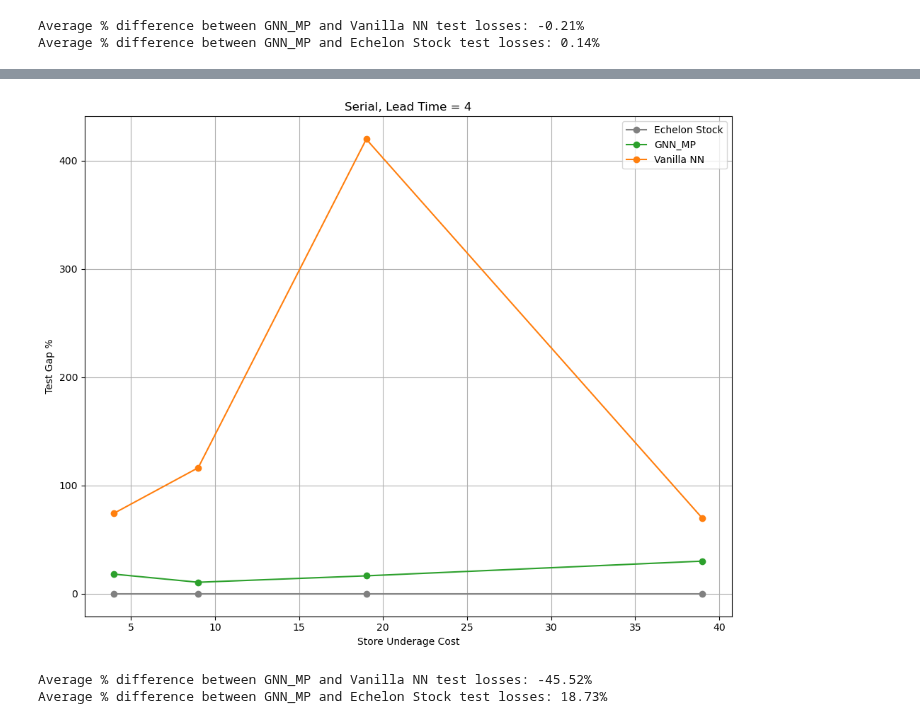
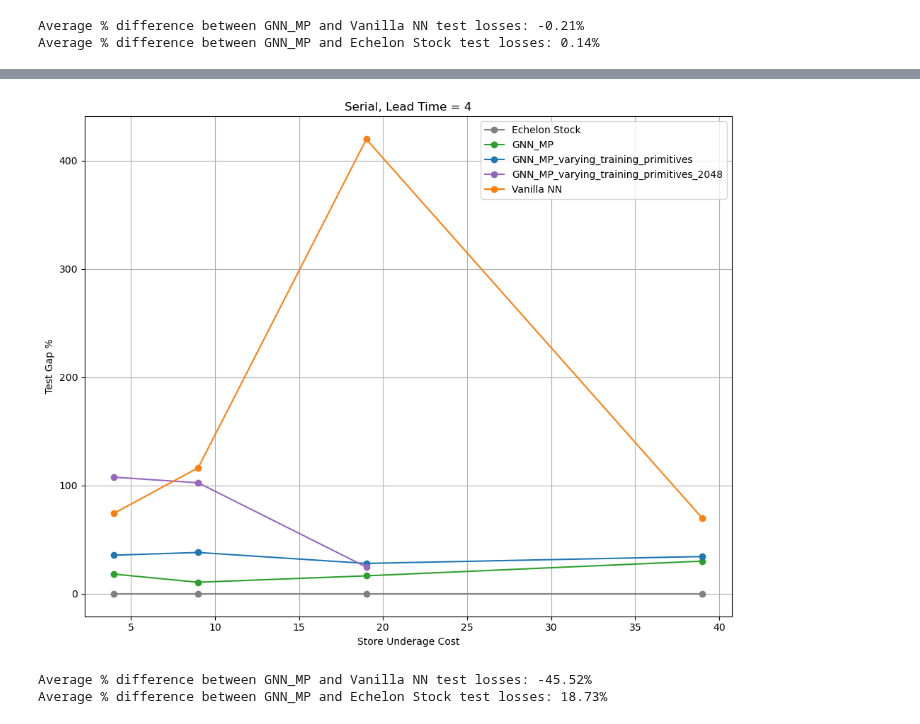
Before and after one commit to minuk302/Neural_inventory_control, a Jupyter notebook: analysis/ray_generic_architecture_serial.ipynb, the cells around one changed output, grey strips where cells are left out. Saved outputs shown, nothing was run; the diff lists cells and outputs as text; code cells hidden in the pictures.

```diff
--- a/analysis/ray_generic_architecture_serial.ipynb
+++ b/analysis/ray_generic_architecture_serial.ipynb
@@ -365,12 +365,16 @@ dfs = [pd.DataFrame(echelon_data)]
 # Define color scheme for architecture types
 color_scheme = {
     "GNN_MP": "#2ca02c", # Green
+    "GNN_MP_varying_training_primitives": "#1f77b4", # Blue
+    "GNN_MP_varying_training_primitives_2048": "#9467bd", # Purple
     "Vanilla NN": "#ff7f0e",  # Orange
     "Echelon Stock": "#808080"  # Gray
 }
 
 linestyle_scheme = {
     "GNN_MP": "-", # Solid
+    "GNN_MP_varying_training_primitives": "-", # Solid
+    "GNN_MP_varying_training_primitives_2048": "-", # Solid
     "Vanilla NN": "-",  # Solid
     "Echelon Stock": "-"  # Solid
 }
@@ -380,6 +384,8 @@ testset_name = "generic_architecture_serial"
 # Define paths for each architecture
 architectures = {
     "GNN_MP": f'/user/ml4723/Prj/NIC/ray_results/{testset_name}/GNN_MP',
+    "GNN_MP_varying_training_primitives": f'/user/ml4723/Prj/NIC/ray_results/{testset_name}/GNN_MP_varying_training_primitives',
+    "GNN_MP_varying_training_primitives_2048": f'/user/ml4723/Prj/NIC/ray_results/{testset_name}/GNN_MP_varying_training_primitives_2048',
     "Vanilla NN": f'/user/ml4723/Prj/NIC/ray_results/{testset_name}/vanilla_serial'
 }
 
@@ -488,4 +494,4 @@ Dataframe Summary:
-[figure, old version]
+[figure, new version]
 # %%
 # Calculate average % difference between GNN_MP and other architectures
 gnn_data = df[df['Architecture Class'] == 'GNN_MP']
```
Also changed, not shown: parts of 1 cell of this notebook, 9 other files.
